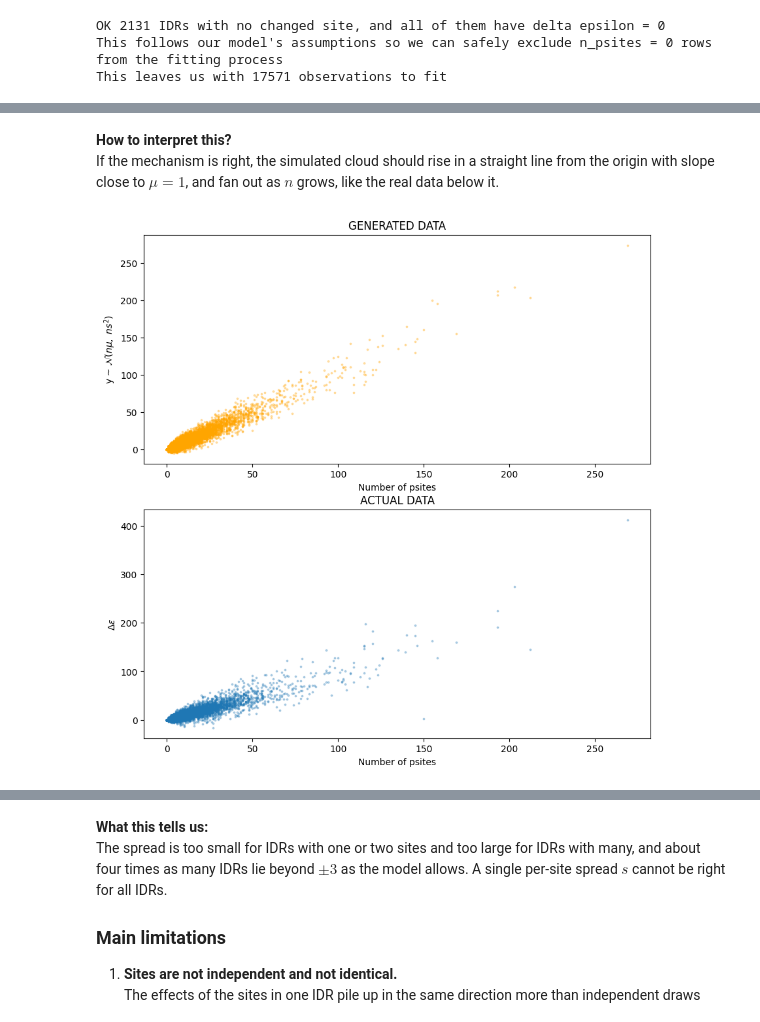
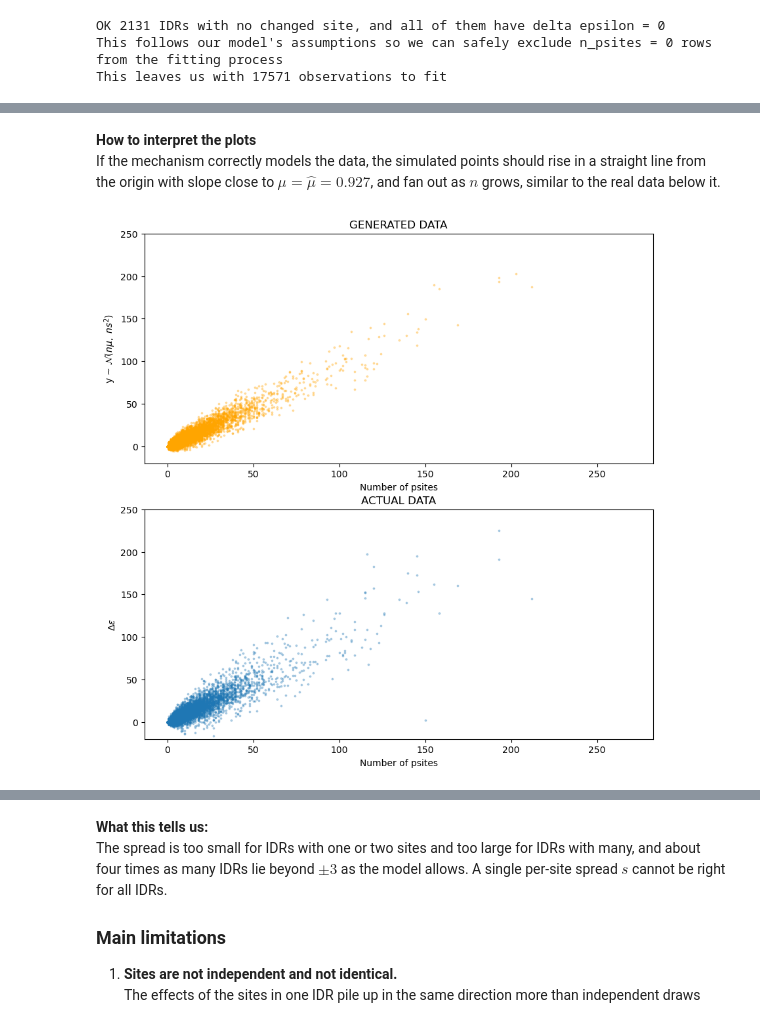
Before and after one commit to Laura-Filkova/CB2330-KICKASS-PROJECT, a Jupyter notebook: project.ipynb, the cells around one changed output, grey strips where cells are left out. Drawn from its saved outputs; the diff is of its cells as text; code cells hidden in the pictures.

```diff
--- a/project.ipynb
+++ b/project.ipynb
@@ -252,6 +297,6 @@ A generative model is a recipe for producing data. Running the recipe shows what
 # %%
-mu = 1
-s = 1.3
+mu = mu_hat
+s = s_hat
 seed = 2026
 y_sim_1 = []
 n_psites = s3_a_df["idr_psites"].to_list()
@@ -262,38 +307,31 @@ y_sim_1, start = [], 0
 for n in n_psites:
     total = 0
     for k in range(n):
-        total += draw_from_normal(mu, s, rs[start:start+12])
+        total += draw_from_normal(mu, s, rs[start : start + 12])
         start += 12
     y_sim_1.append(total)
 # %% [markdown]
-**How to interpret this?**
-If the mechanism is right, the simulated cloud should rise in a straight line from the origin with slope close to $\mu = 1$, and fan out as $n$ grows, like the real data below it.
+**How to interpret the plots**
+If the mechanism correctly models the data, the simulated points should rise in a straight line from the origin with slope close to $\mu = \hat\mu = 0.927$, and fan out as $n$ grows, similar to the real data below it.
 # %%
 fig, ((ax1, ax2)) = plt.subplots(2, 1, figsize=(10, 10))
 
 
-ax1.scatter(
-    s3_a_df['idr_psites'], y_sim_1,
-    s=3,
-    alpha=0.3,
-    color = "orange"
-    )
-ax1.set_title('GENERATED DATA')
+ax1.scatter(s3_a_df["idr_psites"], y_sim_1, s=3, alpha=0.3, color="orange")
+ax1.set_ylim(-20,250)
+ax1.set_title("GENERATED DATA")
 ax1.set_ylabel(r"y ~ $\mathcal{N}(n\mu,\ n s^2)$")
-ax1.set_xlabel('Number of psites')
+ax1.set_xlabel("Number of psites")
 
-ax2.scatter(
-    s3_a_df['idr_psites'],
-    -s3_a_df['pre-post'],
-    s=3,
-    alpha=0.3)
-ax2.set_title('ACTUAL DATA')
-ax2.set_ylabel("$\Delta\epsilon$")
-ax2.set_xlabel('Number of psites')
+ax2.scatter(s3_a_df["idr_psites"], -s3_a_df["pre-post"], s=3, alpha=0.3)
+ax2.set_ylim(-20,250)
+ax2.set_title("ACTUAL DATA")
+ax2.set_ylabel("$\\Delta\\epsilon$")
+ax2.set_xlabel("Number of psites")
 
 plt.show()
 # %% [output]
-[figure, old version]
+[figure, new version]
 # %% [markdown]
 ## 6. Running the model backwards: fitting $\mu$ and $s$
 
```
Also changed, not shown: parts of 25 cells of this notebook.
